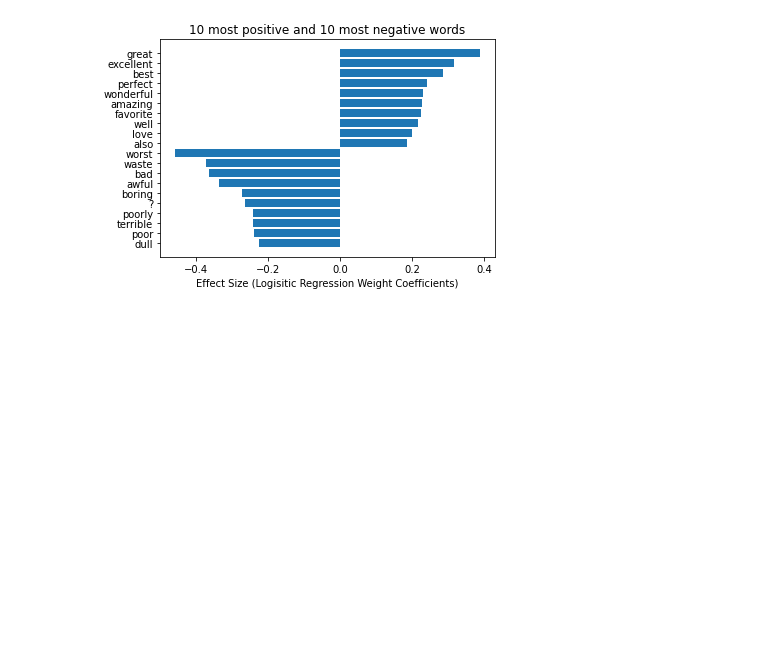
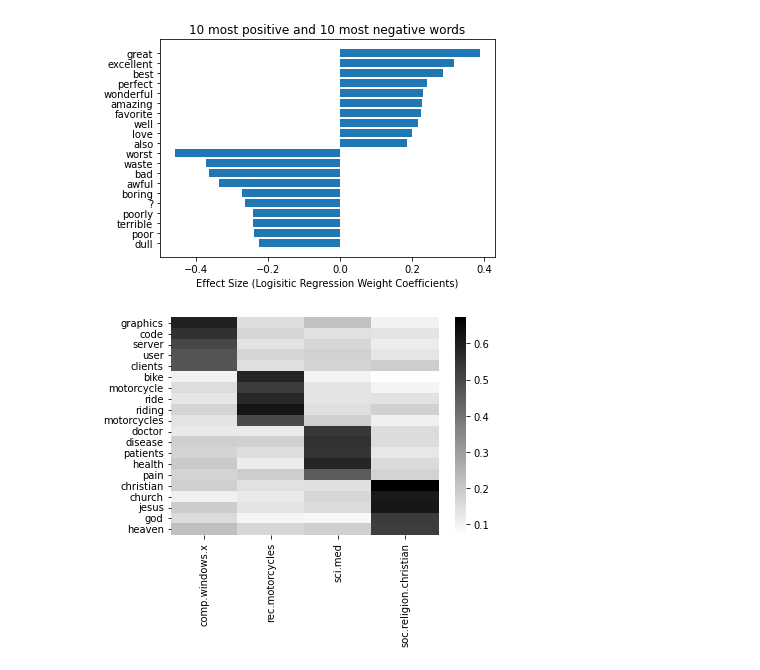
Before and after one commit to WillieHabim/COMP551-A2, a Jupyter notebook: COMP551_A2.ipynb, the cells around one changed output. Drawn from its saved outputs; the diff is of its cells as text; code cells hidden in the pictures; blank space fills up the shorter version.

```diff
--- a/COMP551_A2.ipynb
+++ b/COMP551_A2.ipynb
@@ -280,7 +284,7 @@ class MulticlassRegression:
       self.max_iters = math.floor(max_iters)
       self.num_features = num_features
       self.num_classes = num_classes
-      self.W = np.random.rand(num_features, num_classes)
+      self.W = np.array(np.random.rand(num_features, num_classes), dtype=np.float128)
 
 
   def predict(self, x):
@@ -352,7 +356,7 @@ model = MulticlassRegression(X_news_train.shape[1], y_news_train.shape[1])
 
 X_news_train_, X_news_valid, y_news_train_, y_news_valid = model_selection.train_test_split(
     X_news_train, y_news_train, test_size = 0.5, random_state=1, shuffle=True)
-X_news_train_scaled = scaler.fit_transform(X_news_train_.toarray())
+X_news_train_scaled = np.array(scaler.fit_transform(X_news_train_.toarray()), dtype=np.float128)
 X_news_valid_scaled = scaler.fit_transform(X_news_valid.toarray())
 ce_train, ce_valid = model.fit(X_news_train_scaled, y_news_train_, X_news_valid_scaled, y_news_valid)
 optimal_iter = ce_valid.argmin()
@@ -360,6 +364,6 @@ print(optimal_iter)
 
 #Retrain model using optimal iter
 model = MulticlassRegression(X_news_train.shape[1], y_news_train.shape[1], max_iters=optimal_iter)
-X_news_train_scaled = scaler.fit_transform(X_news_train.toarray())
+X_news_train_scaled = np.array(scaler.fit_transform(X_news_train.toarray()), dtype=np.float128)
 ce_train, ce_valid = model.fit(X_news_train_scaled, y_news_train)
 # %% [output]
@@ -562,3 +571,18 @@ plt.show()
 # %% [output]
 (1744, 1)
 [figure]
+# %%
+best_feature_indicies = np.array(np.zeros((4,5)),dtype=int)
+for i in range(4):
+  best_feature_indicies[i,:] = np.argsort(model.W[:,i], axis=0)[::-1][:5]
+best_feature_names = feature_names[best_feature_indicies]
+W_hat = model.W[best_feature_indicies]
+W_hat_transformed = np.exp(W_hat)
+W_hat_transformed = W_hat_transformed / W_hat_transformed.sum(axis=0)[None,:]
+
+W_hat_transformed_df = pd.DataFrame(W_hat_transformed.reshape(20,4), columns=bunch.target_names, index=best_feature_names.flatten())
+from seaborn import heatmap
+hmp = heatmap(W_hat_transformed_df, cmap='gray_r')
+fig = hmp.get_figure()
+# %% [output]
+[figure, added]
```
Also changed, not shown: parts of 5 cells of this notebook.
